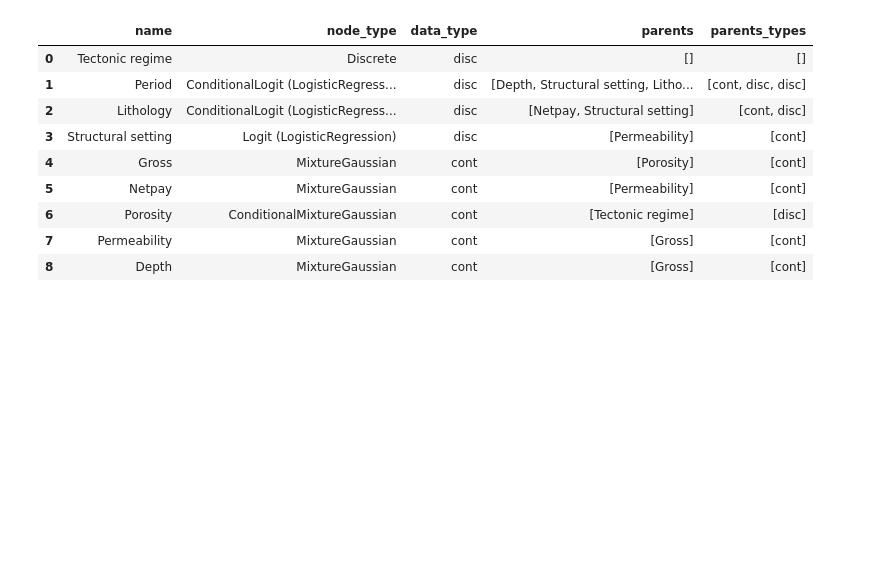
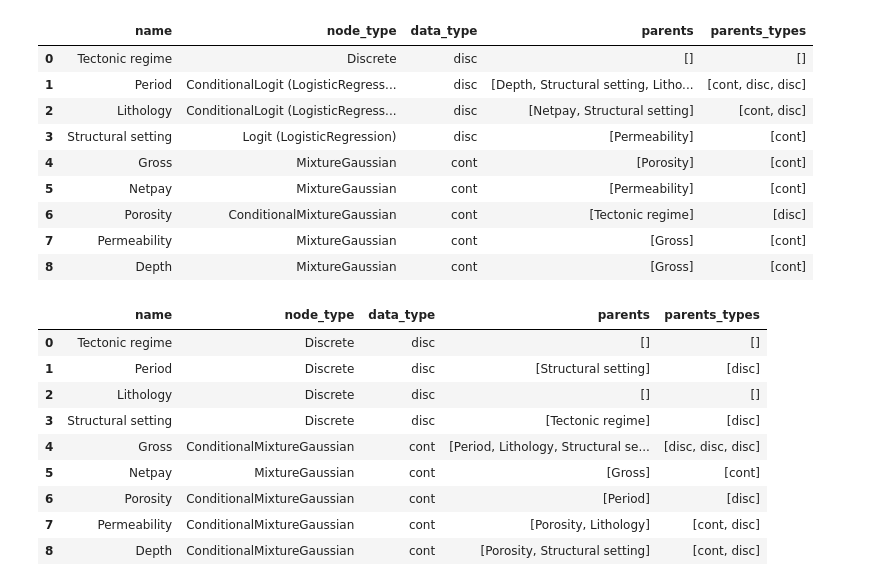
Before and after one commit to aimclub/BAMT, a Jupyter notebook: tutorials/ParametersLearningAndSampling.ipynb, the cells around one changed output. Drawn from its saved outputs; the diff is of its cells as text; code cells hidden in the pictures; blank space fills up the shorter version.

```diff
--- a/tutorials/ParametersLearningAndSampling.ipynb
+++ b/tutorials/ParametersLearningAndSampling.ipynb
@@ -177,6 +179,19 @@ bn_1.get_info()
 | 6 | Porosity | ConditionalMixtureGaussian | cont | [Tectonic regime] | [disc] |
 | 7 | Permeability | MixtureGaussian | cont | [Gross] | [cont] |
 | 8 | Depth | MixtureGaussian | cont | [Gross] | [cont] |
+# %%
+bn_2.get_info()
+# %% [output]
+|  | name | node_type | data_type | parents | parents_types |
+| 0 | Tectonic regime | Discrete | disc | [] | [] |
+| 1 | Period | Discrete | disc | [Structural setting] | [disc] |
+| 2 | Lithology | Discrete | disc | [] | [] |
+| 3 | Structural setting | Discrete | disc | [Tectonic regime] | [disc] |
+| 4 | Gross | ConditionalMixtureGaussian | cont | [Period, Lithology, Structural se... | [disc, disc, disc] |
+| 5 | Netpay | MixtureGaussian | cont | [Gross] | [cont] |
+| 6 | Porosity | ConditionalMixtureGaussian | cont | [Period] | [disc] |
+| 7 | Permeability | ConditionalMixtureGaussian | cont | [Porosity, Lithology] | [cont, disc] |
+| 8 | Depth | ConditionalMixtureGaussian | cont | [Porosity, Structural setting] | [cont, disc] |
 # %%
 %%time
 bn_1.fit_parameters(hack)
```
Also changed, not shown: parts of 9 cells of this notebook, 8 other files.
